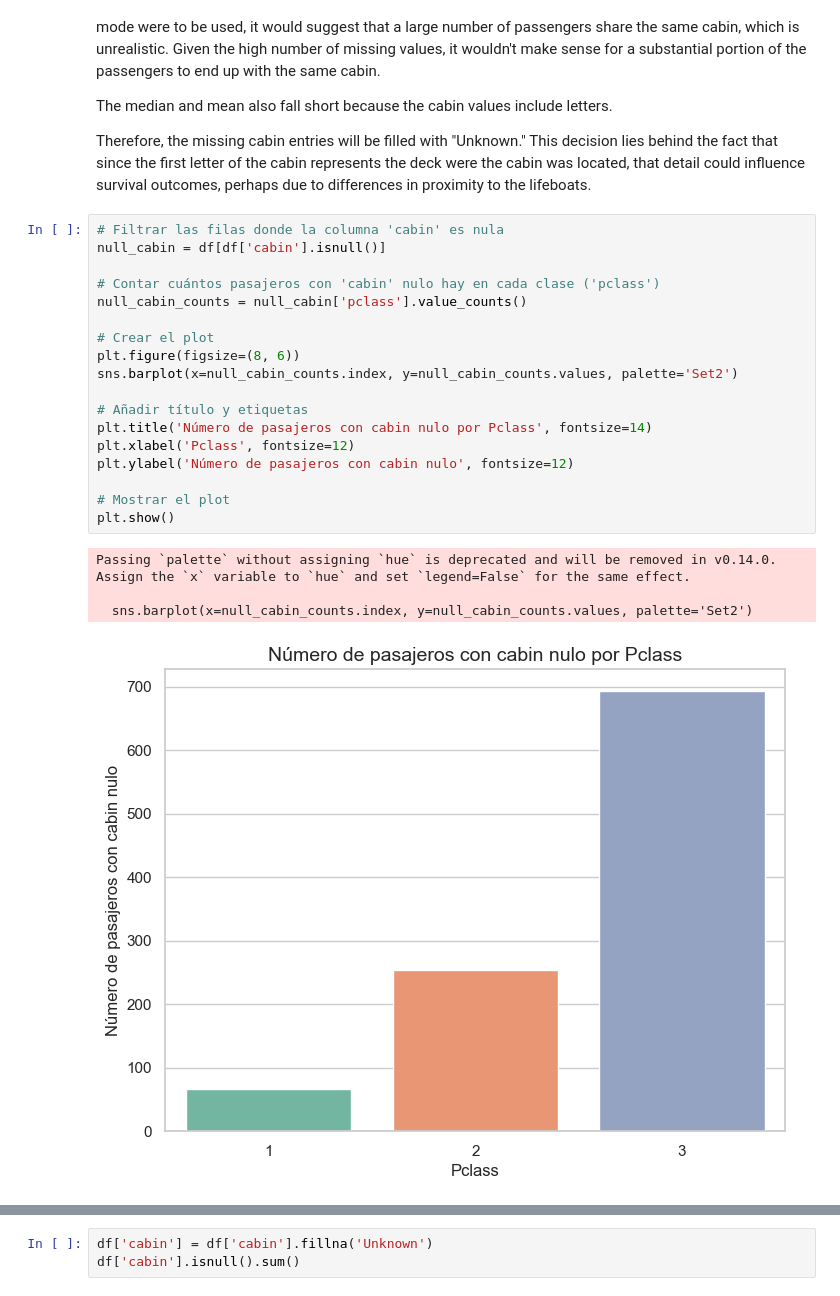
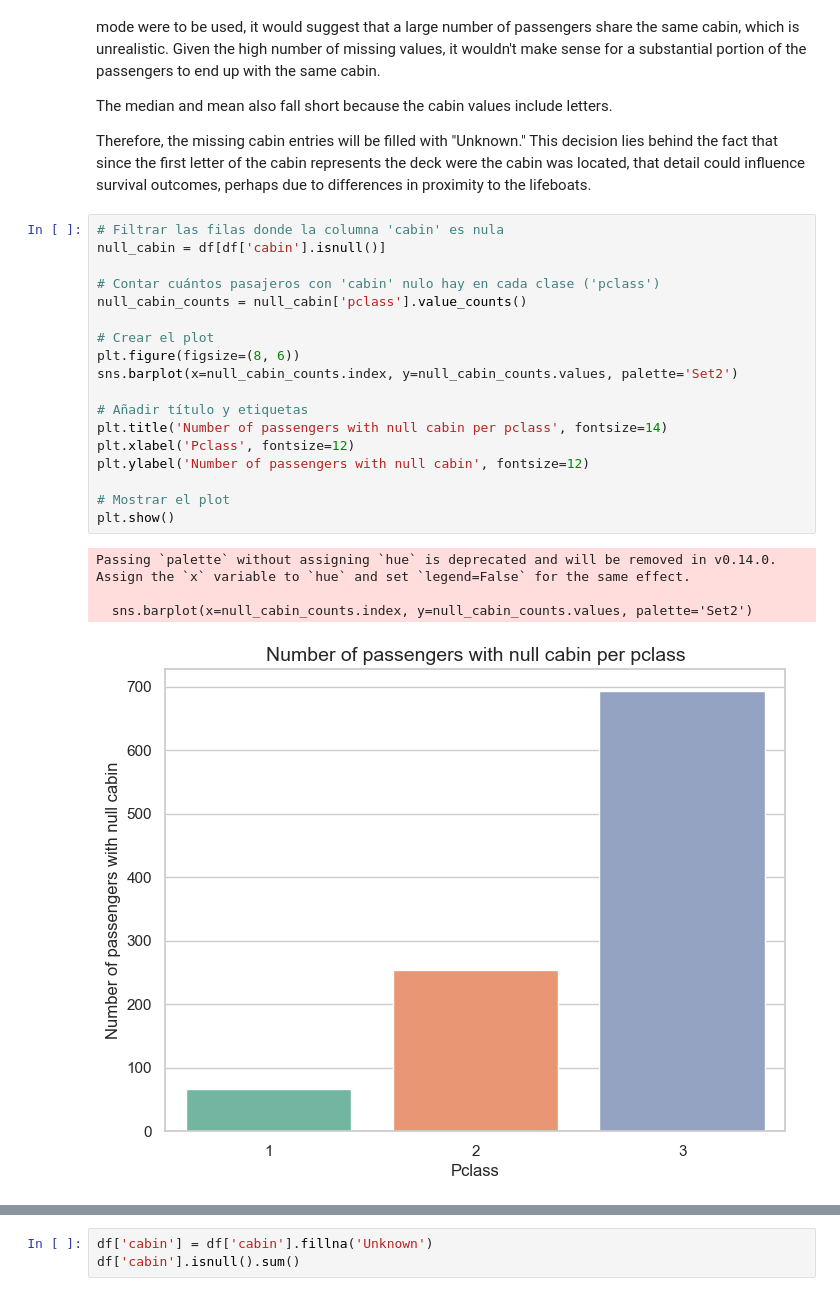
Before and after one commit to fedecaselli/ML-fundamentals-2025, a Jupyter notebook: AssignmentI/assignment_1_<Federica_Caselli[Caselli]>.ipynb, the cells around one changed output, grey strips where cells are left out. Saved outputs shown, nothing was run; the diff lists cells and outputs as text.

```diff
--- a/AssignmentI/assignment_1_<Federica_Caselli[Caselli]>.ipynb
+++ b/AssignmentI/assignment_1_<Federica_Caselli[Caselli]>.ipynb
@@ -629,26 +632,26 @@ This decision lies behind the fact that since the first letter of the cabin repr
 # %%
 # Filtrar las filas donde la columna 'cabin' es nula
 null_cabin = df[df['cabin'].isnull()]
 
 # Contar cuántos pasajeros con 'cabin' nulo hay en cada clase ('pclass')
 null_cabin_counts = null_cabin['pclass'].value_counts()
 
 # Crear el plot
 plt.figure(figsize=(8, 6))
 sns.barplot(x=null_cabin_counts.index, y=null_cabin_counts.values, palette='Set2')
 
 # Añadir título y etiquetas
-plt.title('Número de pasajeros con cabin nulo por Pclass', fontsize=14)
+plt.title('Number of passengers with null cabin per pclass', fontsize=14)
 plt.xlabel('Pclass', fontsize=12)
-plt.ylabel('Número de pasajeros con cabin nulo', fontsize=12)
+plt.ylabel('Number of passengers with null cabin', fontsize=12)
 
 # Mostrar el plot
 plt.show()
 # %% [output]
 Passing `palette` without assigning `hue` is deprecated and will be removed in v0.14.0. Assign the `x` variable to `hue` and set `legend=False` for the same effect.
 
   sns.barplot(x=null_cabin_counts.index, y=null_cabin_counts.values, palette='Set2')
-[figure, old version]
+[figure, new version]
 # %%
 # Copiar el DataFrame
 df_cabin_class = df.copy()
```
Also changed, not shown: parts of 56 cells of this notebook.
